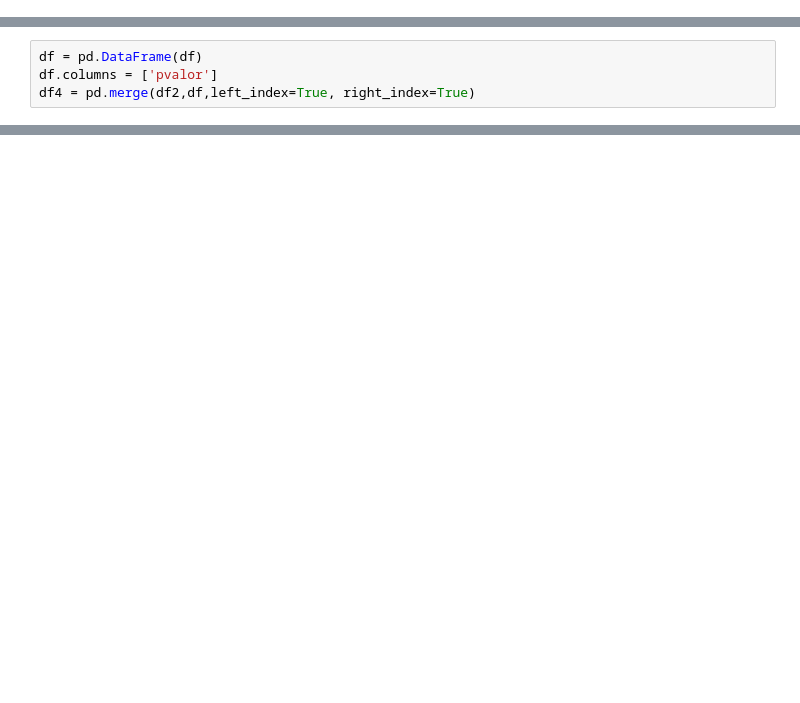
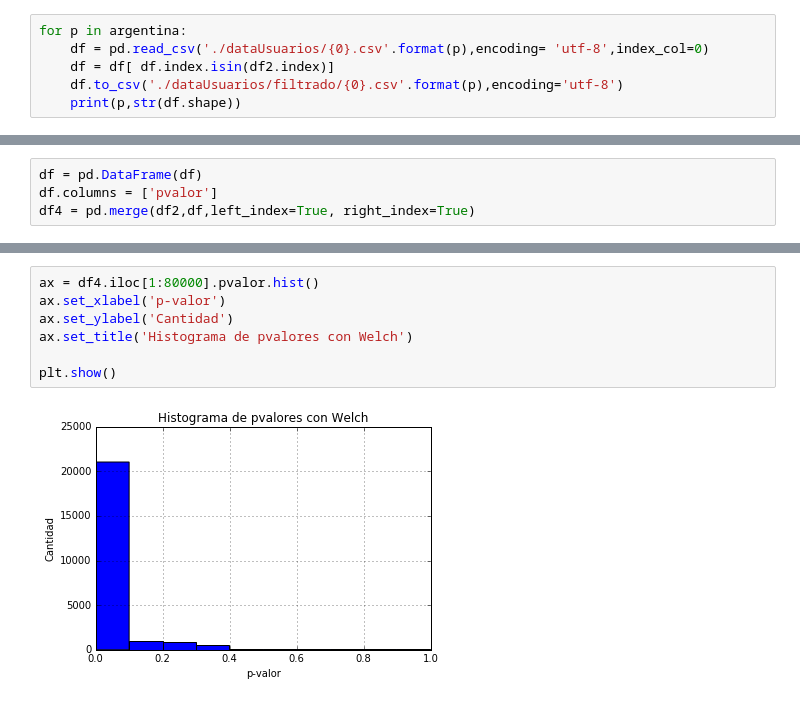
Before and after one commit to daleman/tesis, a Jupyter notebook: bootstrap.ipynb, the cells around one changed output, grey strips where cells are left out. Saved outputs shown, nothing was run; the diff lists cells and outputs as text; blank space fills up the shorter version.

```diff
--- a/bootstrap.ipynb
+++ b/bootstrap.ipynb
@@ -26,0 +57,6 @@ import matplotlib.pyplot as plt
+# %%
+for p in argentina:
+    df = pd.read_csv('./dataUsuarios/{0}.csv'.format(p),encoding= 'utf-8',index_col=0)
+    df = df[ df.index.isin(df2.index)]
+    df.to_csv('./dataUsuarios/filtrado/{0}.csv'.format(p),encoding='utf-8')
+    print(p,str(df.shape))
@@ -168,0 +306,9 @@ plt.show()
+# %%
+ax = df4.iloc[1:80000].pvalor.hist()
+ax.set_xlabel('p-valor')
+ax.set_ylabel('Cantidad')
+ax.set_title('Histograma de pvalores con Welch')
+
+plt.show()
+# %% [output]
+[figure, added]
```
Also changed, not shown: parts of 40 cells of this notebook, 1 other file.
